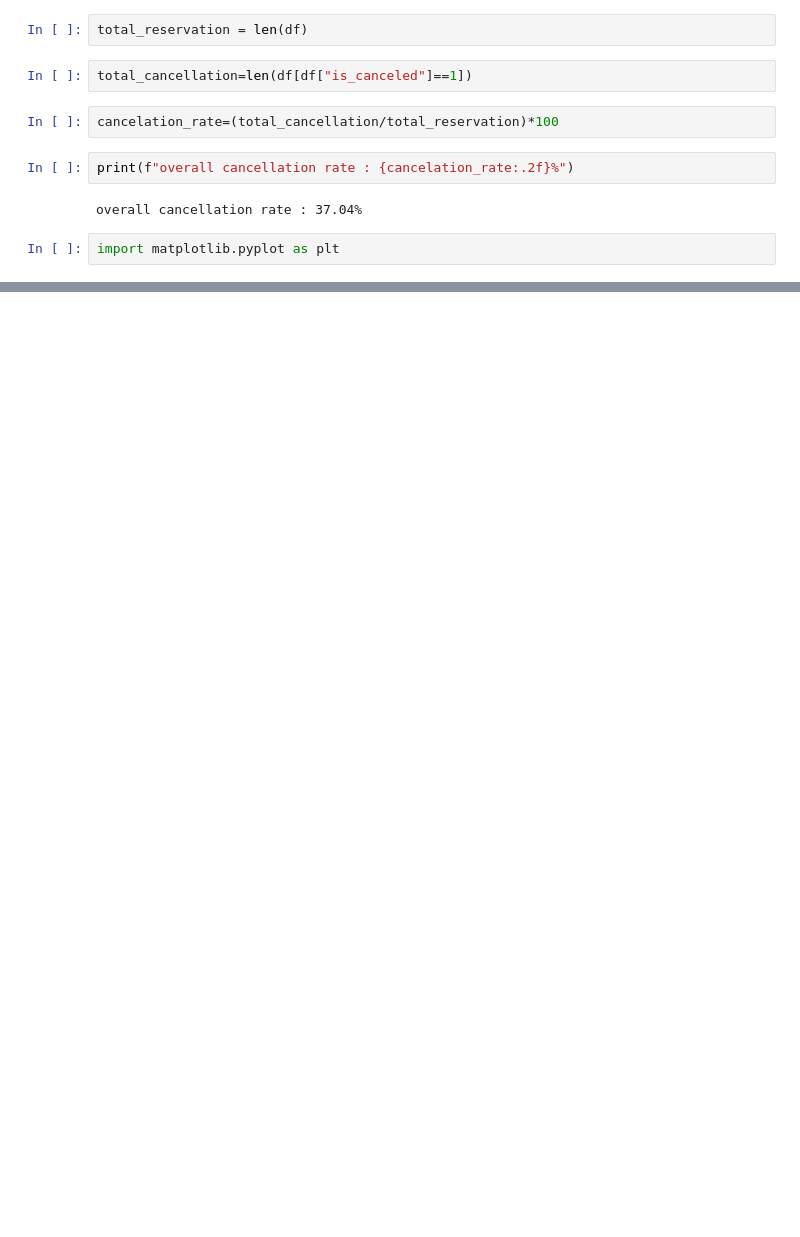
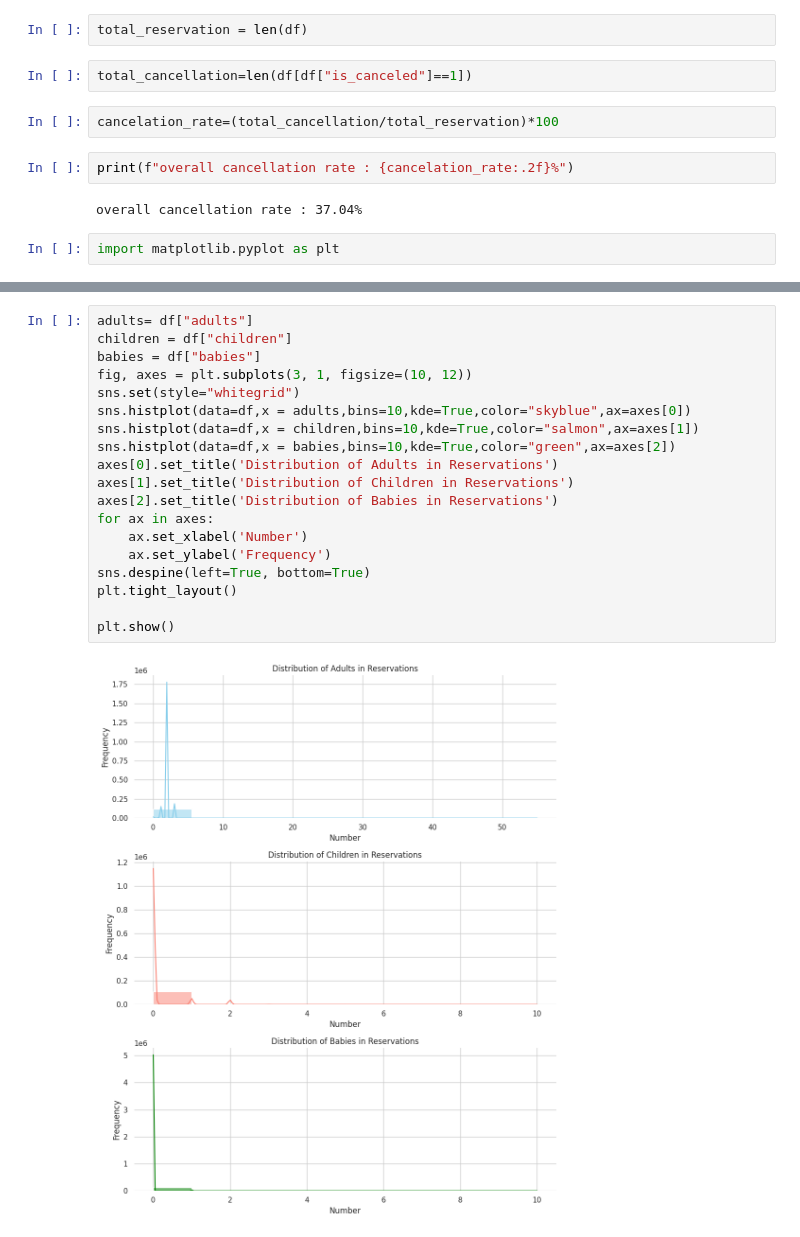
Before and after one commit to jatinkanyan/Project, a Jupyter notebook: Untitled2.ipynb, the cells around one changed output, grey strips where cells are left out. Cells and saved outputs as stored; diff of their text form; blank space fills up the shorter version.

```diff
--- a/Untitled2.ipynb
+++ b/Untitled2.ipynb
@@ -124,0 +167,21 @@ plt.show()
+# %%
+adults= df["adults"]
+children = df["children"]
+babies = df["babies"]
+fig, axes = plt.subplots(3, 1, figsize=(10, 12))
+sns.set(style="whitegrid")
+sns.histplot(data=df,x = adults,bins=10,kde=True,color="skyblue",ax=axes[0])
+sns.histplot(data=df,x = children,bins=10,kde=True,color="salmon",ax=axes[1])
+sns.histplot(data=df,x = babies,bins=10,kde=True,color="green",ax=axes[2])
+axes[0].set_title('Distribution of Adults in Reservations')
+axes[1].set_title('Distribution of Children in Reservations')
+axes[2].set_title('Distribution of Babies in Reservations')
+for ax in axes:
+    ax.set_xlabel('Number')
+    ax.set_ylabel('Frequency')
+sns.despine(left=True, bottom=True)
+plt.tight_layout()
+
+plt.show()
+# %% [output]
+[figure, added]
```
Also changed, not shown: parts of 9 cells of this notebook.
